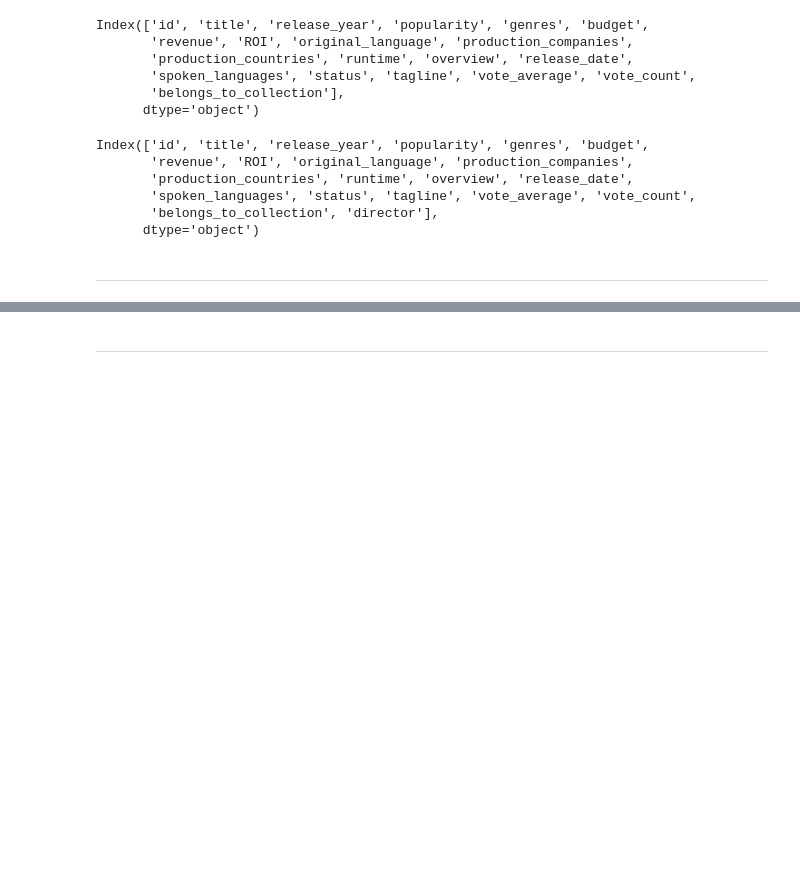
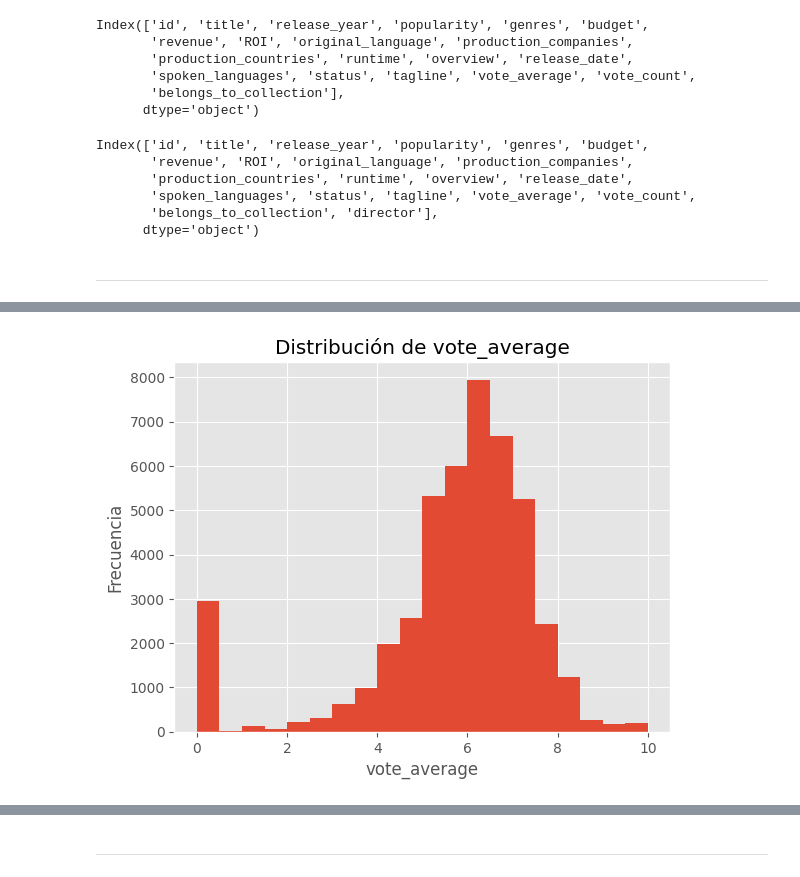
Before and after one commit to AlanTilca/PI_ML_OPS, a Jupyter notebook: ETL_EDA/dataset_movies.ipynb, the cells around one changed output, grey strips where cells are left out. Cells and saved outputs as stored; diff of their text form; code cells hidden in the pictures; blank space fills up the shorter version.

```diff
--- a/ETL_EDA/dataset_movies.ipynb
+++ b/ETL_EDA/dataset_movies.ipynb
@@ -390,21 +316,0 @@ plt.show()
-# %%
-# Filtra los valores de duración igual a 0 y limita los años al rango de 2000 a 2020
-df_filtered = df_merged[(df_merged['runtime'] > 0) & (df_merged['release_year'].between(2000, 2020))]
-
-# Agrupa y calcula la duración promedio de las películas por año
-df_avg_duration = df_filtered.groupby('release_year')['runtime'].mean().reset_index()
-
-# Configura el estilo de los gráficos de Seaborn
-sns.set(style="whitegrid")
-
-# Crea el gráfico de línea utilizando Seaborn y Matplotlib
-plt.figure(figsize=(12, 6))
-sns.lineplot(data=df_avg_duration, x='release_year', y='runtime', color='b')
-
-# Configura los títulos y etiquetas de los ejes
-plt.title('Duración promedio de películas de 2000 a 2020')
-plt.xlabel('Año')
-plt.ylabel('Duración promedio (minutos)')
-
-# Muestra el gráfico
-plt.show()
@@ -432,0 +319,3 @@ dtype: object
+# %%
+df_copia = df[['genres', 'vote_average', 'vote_count']].copy()
+# Vamos a hacer un pequeno analisis de las siguientes columnas que considero que nos pueden dar una bueno recomendacion.
@@ -432,0 +329,3 @@ dtype: object
+# %%
+df_vote = df_copia[['vote_average', 'vote_count']]
+df_vote.describe()
@@ -432,0 +342,8 @@ dtype: object
+# %%
+plt.hist(df_vote['vote_average'], bins=20)
+plt.xlabel('vote_average')
+plt.ylabel('Frecuencia')
+plt.title('Distribución de vote_average')
+plt.show()
+# %% [output]
+[figure, added]
```
Also changed, not shown: parts of 27 cells of this notebook, 2 other files.
